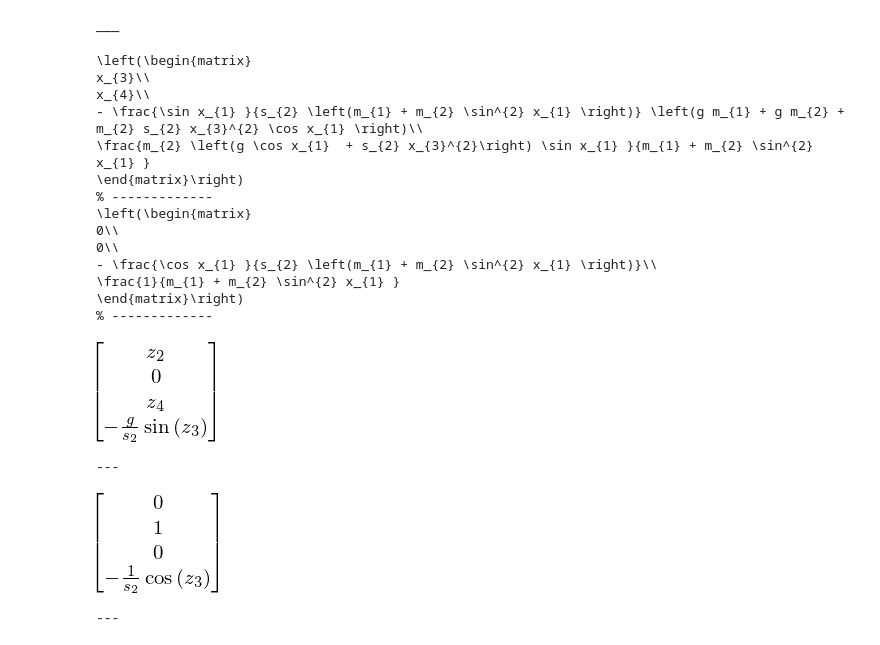
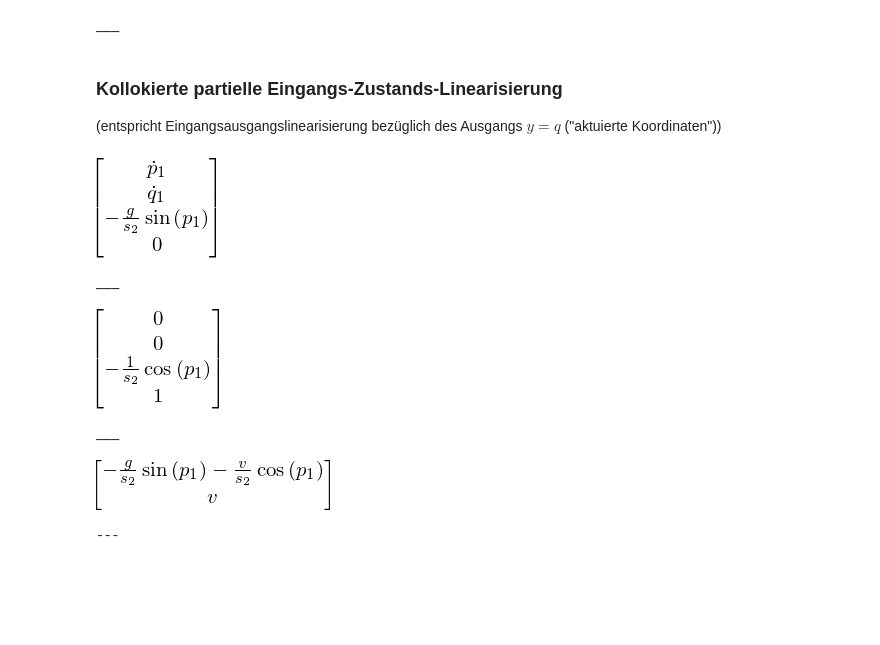
Before and after one commit to cknoll/demo-material, a Jupyter notebook: nl2-uebung2017-5-aufgabe5.ipynb, the cells around one changed output. Cells and saved outputs as stored; diff of their text form; code cells hidden in the pictures; blank space fills up the shorter version.

```diff
--- a/nl2-uebung2017-5-aufgabe5.ipynb
+++ b/nl2-uebung2017-5-aufgabe5.ipynb
@@ -128,21 +143,7 @@ ___
 # %%
 xx = st.symb_vector('x1:5') # Andere Symbole für Zustandskomponenten
 
-# Latex-Code  für die Übung
-st.adapted_latex(mod.f.subz(mod.xx, xx))
-st.adapted_latex(mod.g.subz(mod.xx, xx))
+if 0:
+    # Latex-Code  für die Übung (ggf. überspringen)
+    st.adapted_latex(mod.f.subz(mod.xx, xx))
+    st.adapted_latex(mod.g.subz(mod.xx, xx))
-# %% [output]
-\left(\begin{matrix}
-x_{3}\\
-x_{4}\\
-- \frac{\sin x_{1} }{s_{2} \left(m_{1} + m_{2} \sin^{2} x_{1} \right)} \left(g m_{1} + g m_{2} + m_{2} s_{2} x_{3}^{2} \cos x_{1} \right)\\
-\frac{m_{2} \left(g \cos x_{1}  + s_{2} x_{3}^{2}\right) \sin x_{1} }{m_{1} + m_{2} \sin^{2} x_{1} }
-\end{matrix}\right)
-% -------------
-\left(\begin{matrix}
-0\\
-0\\
-- \frac{\cos x_{1} }{s_{2} \left(m_{1} + m_{2} \sin^{2} x_{1} \right)}\\
-\frac{1}{m_{1} + m_{2} \sin^{2} x_{1} }
-\end{matrix}\right)
-% -------------
@@ -162,8 +150,3 @@ J_Phi = Phi.jacobian(xx)
-# %%
-f_tilde = J_Phi * mod.ff.subz(mod.xx, xx).subz(Phi, zz) ##:
-g_tilde = J_Phi * mod.gg.subz(mod.xx, xx).subz(Phi, zz) ##:
-# %% [output]
-[figure, removed]
----
-[figure, removed]
----
+# %% [markdown]
+### Kollokierte partielle Eingangs-Zustands-Linearisierung
+(entspricht Eingangsausgangslinearisierung bezüglich des Ausgangs $y = q $ ("aktuierte Koordinaten"))
@@ -169,0 +157,15 @@ g_tilde = J_Phi * mod.gg.subz(mod.xx, xx).subz(Phi, zz) ##:
+# %%
+mod.ff ##:
+mod.gg ##:
+# %% [output]
+[figure, added]
+___
+[figure, added]
+___
+# %%
+# 2x1 Vektor der Beschleunigungen in Abhänghigkeit von v
+
+acc = mod.ff[2:, :] + mod.gg[2:, :]*v ##:
+# %% [output]
+[figure, added]
+---
```
Also changed, not shown: parts of 31 cells of this notebook.
